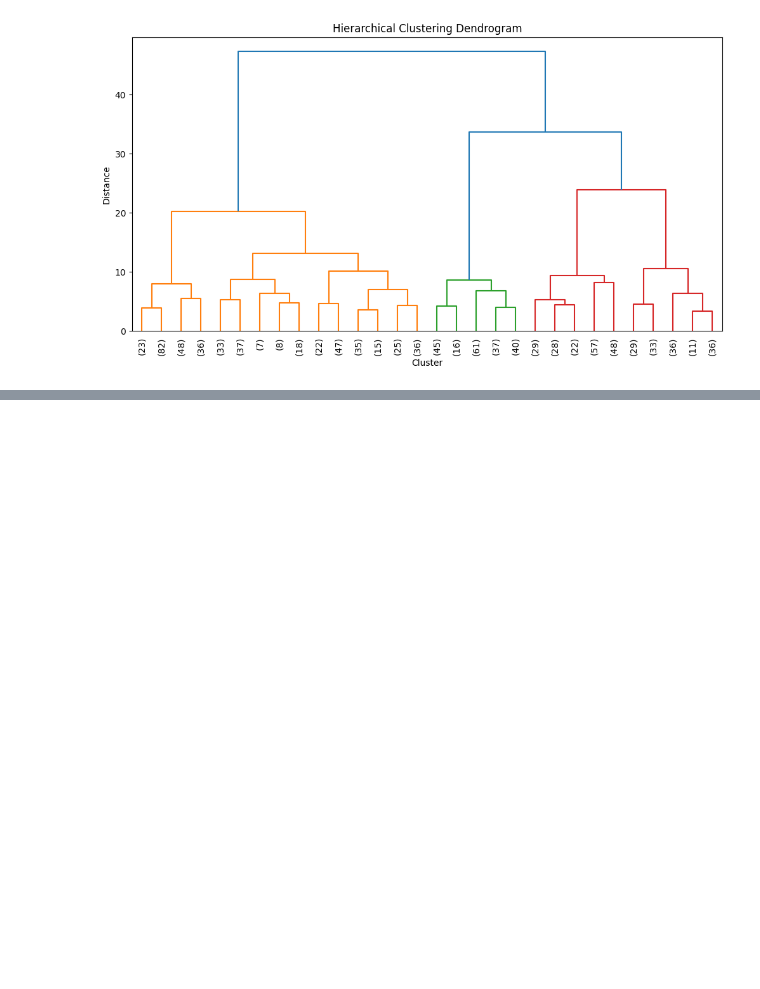
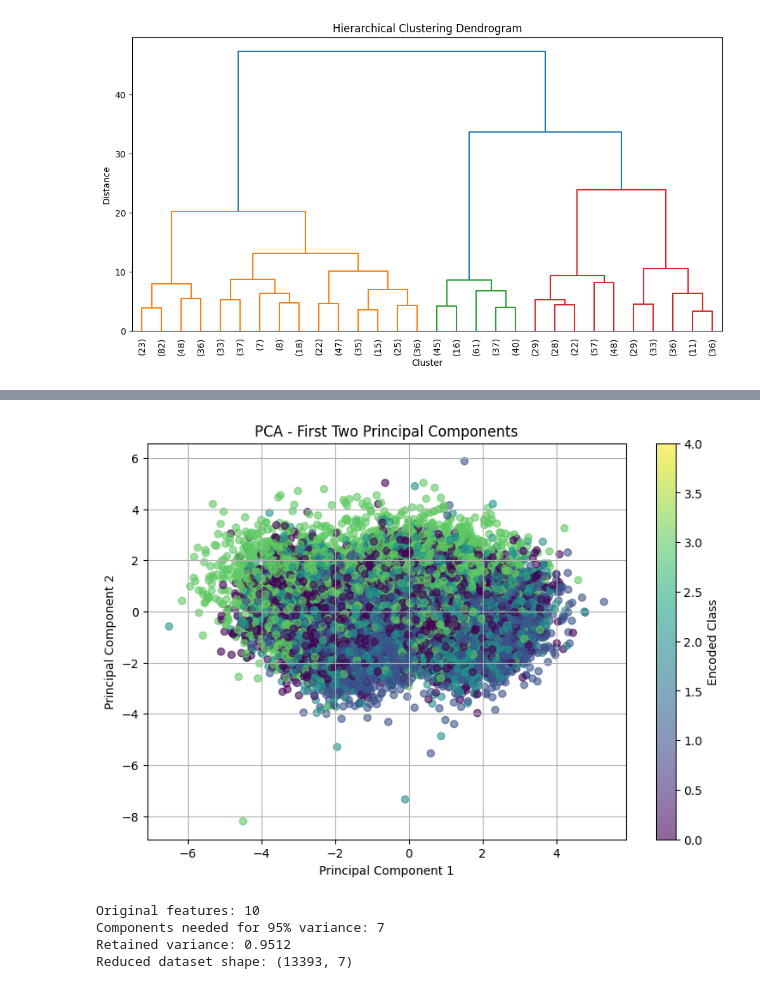
Before and after one commit to paridhi-rangari/Paridhi, a Jupyter notebook: EDA_Phase1.ipynb, the cells around one changed output, grey strips where cells are left out. Saved outputs shown, nothing was run; the diff lists cells and outputs as text; code cells hidden in the pictures; blank space fills up the shorter version.

```diff
--- a/EDA_Phase1.ipynb
+++ b/EDA_Phase1.ipynb
@@ -437,0 +514,21 @@ plt.show()
+# %%
+# MODULE 6 - APPLY PCA
+
+from sklearn.decomposition import PCA
+import numpy as np
+import matplotlib.pyplot as plt
+
+# Apply PCA to standardized data
+pca = PCA()
+X_pca_transformed = pca.fit_transform(X_scaled)
+
+# Display results
+print("PCA completed successfully!")
+print("Original number of features:", X_scaled.shape[1])
+print("Transformed data shape:", X_pca_transformed.shape)
+
+print("\nExplained Variance Ratio:")
+print(np.round(pca.explained_variance_ratio_, 4))
+
+print("\nCumulative Explained Variance:")
+print(np.round(np.cumsum(pca.explained_variance_ratio_), 4))
@@ -437,0 +577,37 @@ plt.show()
+# %%
+# MODULE 6 - PCA SCATTER PLOT
+
+plt.figure(figsize=(9, 6))
+
+scatter = plt.scatter(
+    X_pca_transformed[:, 0],
+    X_pca_transformed[:, 1],
+    c=pd.factorize(df['class'])[0],
+    cmap='viridis',
+    alpha=0.6
+)
+
+plt.xlabel("Principal Component 1")
+plt.ylabel("Principal Component 2")
+plt.title("PCA - First Two Principal Components")
+plt.colorbar(scatter, label="Encoded Class")
+plt.grid(True)
+plt.show()
+# %% [output]
+[figure, added]
+# %%
+# PCA WITH 95% EXPLAINED VARIANCE
+
+pca_95 = PCA(n_components=0.95)
+X_pca_95 = pca_95.fit_transform(X_scaled)
+
+print("Original features:", X_scaled.shape[1])
+print("Components needed for 95% variance:", pca_95.n_components_)
+print("Retained variance:",
+      round(pca_95.explained_variance_ratio_.sum(), 4))
+print("Reduced dataset shape:", X_pca_95.shape)
+# %% [output]
+Original features: 10
+Components needed for 95% variance: 7
+Retained variance: 0.9512
+Reduced dataset shape: (13393, 7)
```
Also changed, not shown: parts of 9 cells of this notebook.
